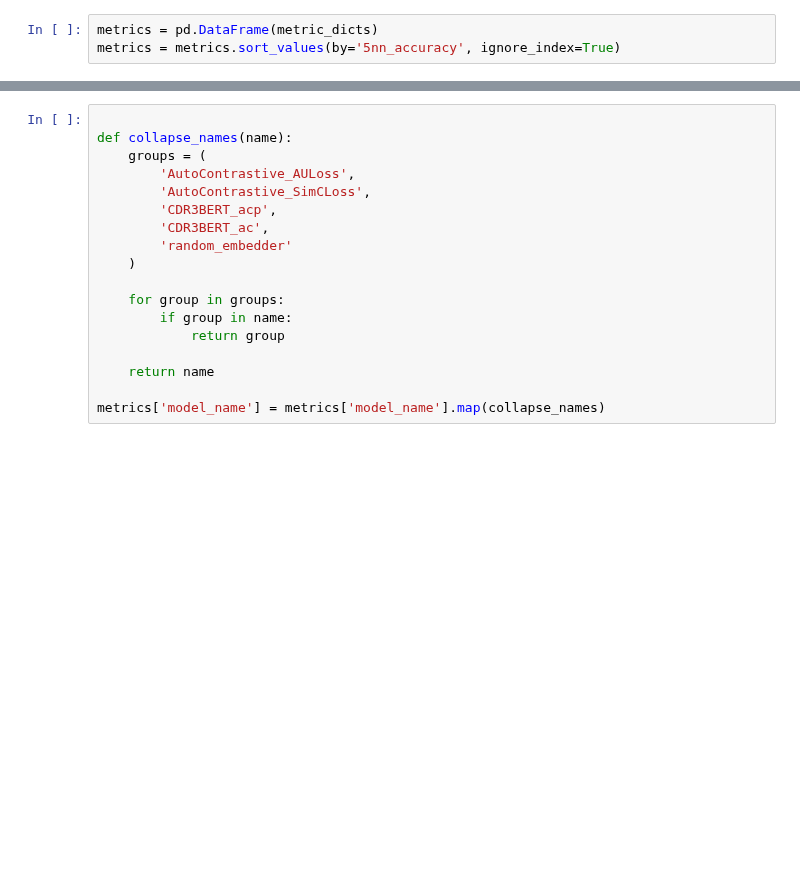
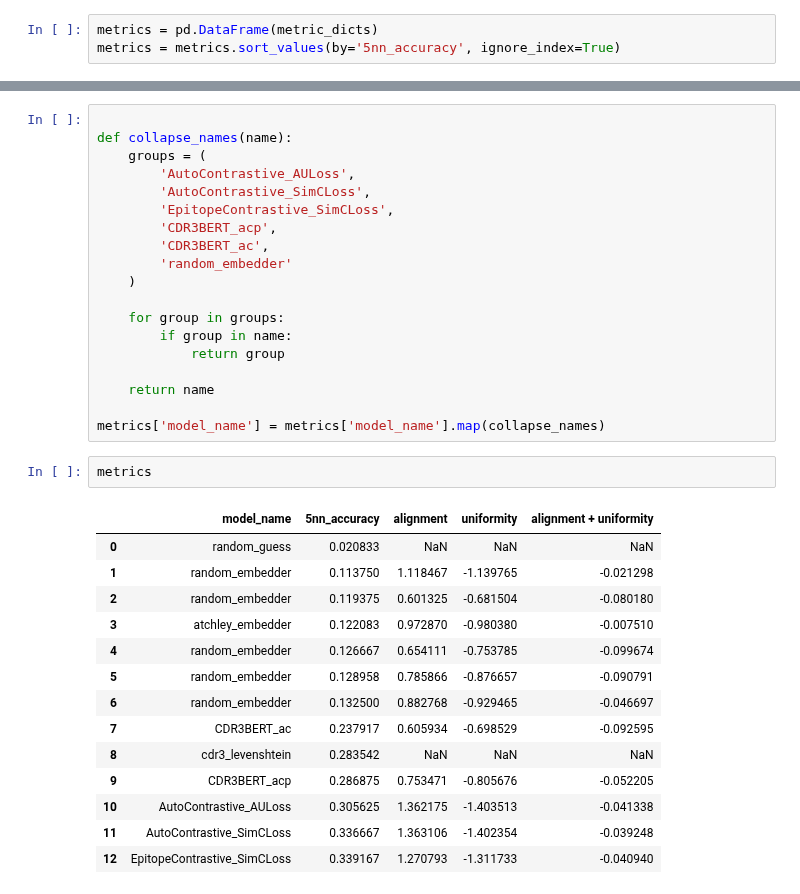
Before and after one commit to yutanagano/tcrlm, a Jupyter notebook: notebooks/model_comparison.ipynb, the cells around one changed output, grey strips where cells are left out. Saved outputs shown, nothing was run; the diff lists cells and outputs as text; blank space fills up the shorter version.

```diff
--- a/notebooks/model_comparison.ipynb
+++ b/notebooks/model_comparison.ipynb
@@ -50,6 +51,7 @@ def collapse_names(name):
     groups = (
         'AutoContrastive_AULoss',
         'AutoContrastive_SimCLoss',
+        'EpitopeContrastive_SimCLoss',
         'CDR3BERT_acp',
         'CDR3BERT_ac',
         'random_embedder'
@@ -62,6 +64,23 @@ def collapse_names(name):
     return name
 
 metrics['model_name'] = metrics['model_name'].map(collapse_names)
+# %%
+metrics
+# %% [output]
+|  | model_name | 5nn_accuracy | alignment | uniformity | alignment + uniformity |
+| 0 | random_guess | 0.020833 | NaN | NaN | NaN |
+| 1 | random_embedder | 0.113750 | 1.118467 | -1.139765 | -0.021298 |
+| 2 | random_embedder | 0.119375 | 0.601325 | -0.681504 | -0.080180 |
+| 3 | atchley_embedder | 0.122083 | 0.972870 | -0.980380 | -0.007510 |
+| 4 | random_embedder | 0.126667 | 0.654111 | -0.753785 | -0.099674 |
+| 5 | random_embedder | 0.128958 | 0.785866 | -0.876657 | -0.090791 |
+| 6 | random_embedder | 0.132500 | 0.882768 | -0.929465 | -0.046697 |
+| 7 | CDR3BERT_ac | 0.237917 | 0.605934 | -0.698529 | -0.092595 |
+| 8 | cdr3_levenshtein | 0.283542 | NaN | NaN | NaN |
+| 9 | CDR3BERT_acp | 0.286875 | 0.753471 | -0.805676 | -0.052205 |
+| 10 | AutoContrastive_AULoss | 0.305625 | 1.362175 | -1.403513 | -0.041338 |
+| 11 | AutoContrastive_SimCLoss | 0.336667 | 1.363106 | -1.402354 | -0.039248 |
+| 12 | EpitopeContrastive_SimCLoss | 0.339167 | 1.270793 | -1.311733 | -0.040940 |
 # %%
 knn_acc_plot = seaborn.barplot(metrics, x='model_name', y='5nn_accuracy')
 knn_acc_plot.set_xticklabels(knn_acc_plot.get_xticklabels(), rotation=90)
```
Also changed, not shown: parts of 3 cells of this notebook, 1 other file.
